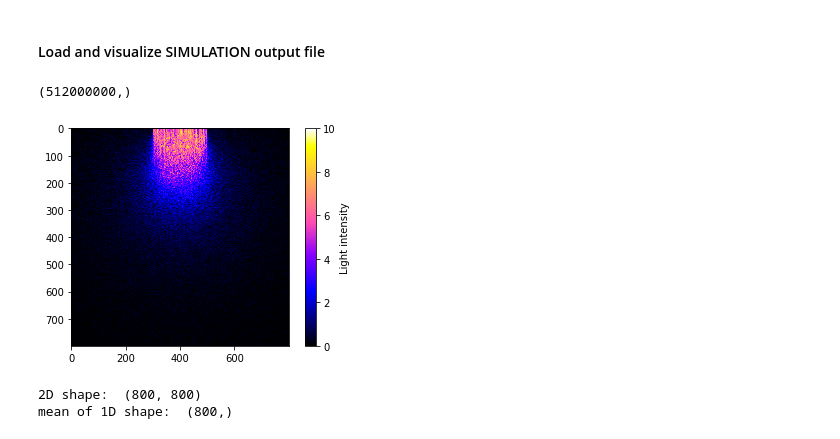
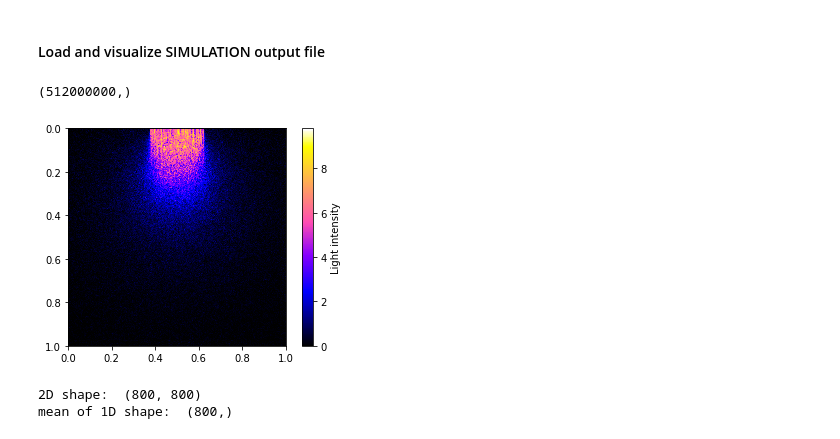
Before and after one commit to bridge-ai-inc/pymc, a Jupyter notebook: makeTissueTest.ipynb, the cells around one changed output. Drawn from its saved outputs; the diff is of its cells as text; code cells hidden in the pictures.

```diff
--- a/makeTissueTest.ipynb
+++ b/makeTissueTest.ipynb
@@ -111,22 +113,27 @@ array([3.01e+02, 3.46e+02, 3.37e+02, 6.60e-03, 1.00e-04, 3.68e+03])
 # %% [markdown]
 #### Load and visualize SIMULATION output file
 # %%
+binsize = 0.00125
 outTissue = np.fromfile('/Users/isaaa/Desktop/modelling/test_800bins/cartilage_1080_F.bin', dtype=np.float32)
 print(outTissue.shape)
 print(' ')
 nbins = int(np.cbrt(outTissue.shape[0]))
 outTissue3d = outTissue.reshape(nbins,nbins,nbins)
 outTissue2d = outTissue3d[:,:,400]
 
 fig = plt.figure()
 ax = fig.add_subplot(111)
-im1 = ax.imshow(outTissue2d,vmin=0,vmax=10,cmap='gnuplot2') # cmap='jet'
+# im1 = ax.imshow(outTissue2d,vmin=0,vmax=10,cmap='gnuplot2') # cmap='jet'
+im1 = ax.imshow(outTissue2d, extent = [0, binsize*nbins, binsize*nbins, 0],
+    cmap='gnuplot2')  # cmap='jet'
+
+
 cbar = plt.colorbar(im1)
 cbar.set_label('Light intensity')
 plt.show() # check for python's imagesc function
 # %% [output]
 (512000000,)
-[figure, old version]
+[figure, new version]
 # %%
 print('2D shape: ', outTissue2d.shape)
 mn = np.mean(outTissue2d[:,390:410],axis=1)
```
Also changed, not shown: parts of 1 cell of this notebook, 7 other files.
